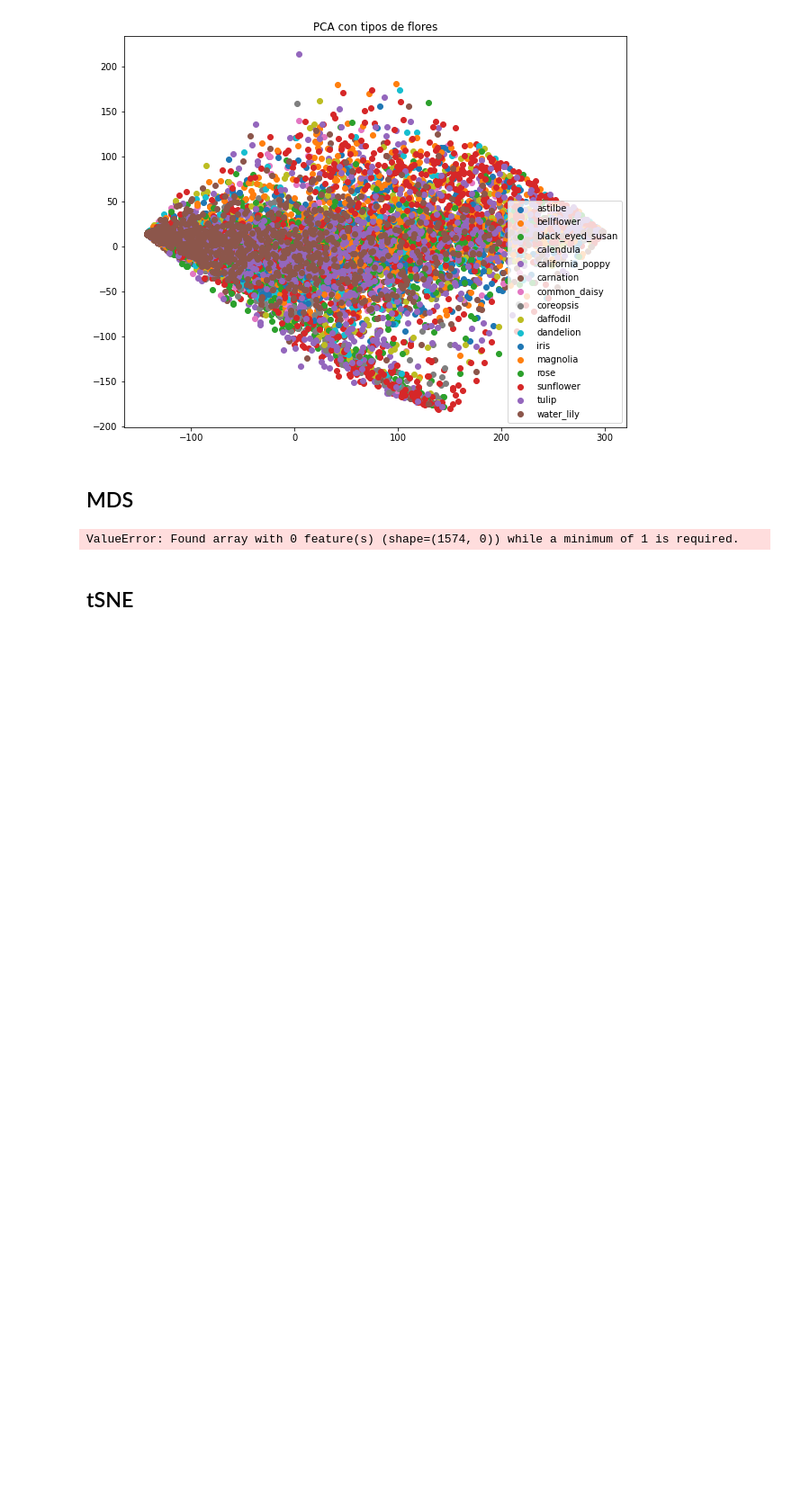
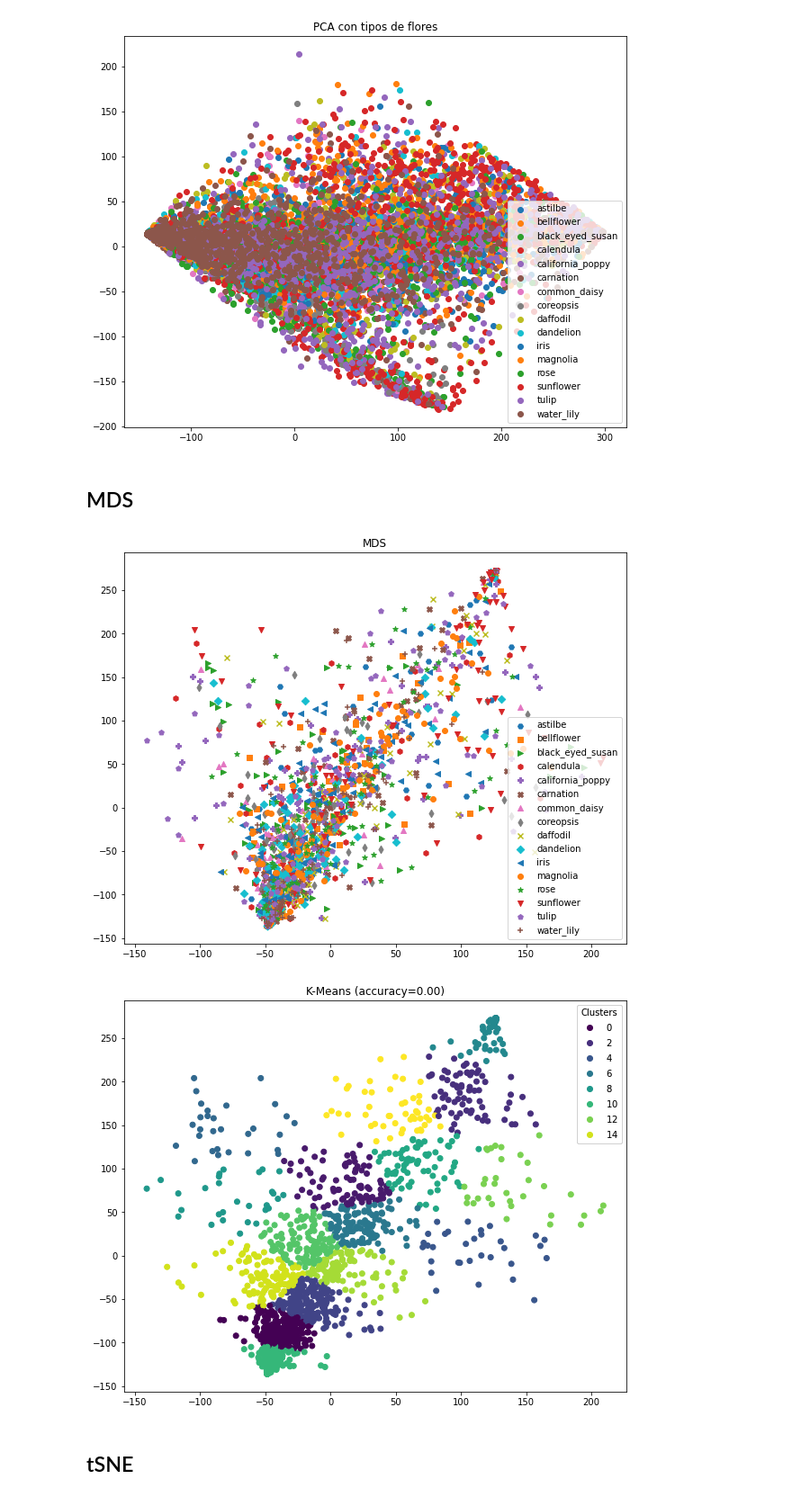
Before and after one commit to ManuelFelipeA/Comp_Algebra, a Jupyter notebook: flowers_all.ipynb, the cells around one changed output. Shown at 90% size. Cells and saved outputs as stored; diff of their text form; code cells hidden in the pictures; blank space fills up the shorter version.

```diff
--- a/flowers_all.ipynb
+++ b/flowers_all.ipynb
@@ -72,21 +86,22 @@ plt.show()
 # %%
 # Cargar los datos del archivo CSV
-df = pd.read_csv('flowers.csv')
+dfs = pd.read_csv('flowers.csv')
 
 # Convertir la columna 'features' de cadenas de caracteres a una matriz numérica
-df['features'] = df['features'].apply(lambda x: np.fromstring(x[1:-1], sep=' '))
+dfs['features'] = dfs['features'].apply(lambda x: np.fromstring(x[1:-1], sep=' '))
+
 
 # Aplicar PCA en dos dimensiones
 pca = PCA(n_components=2)
-X_pca = pca.fit_transform(df['features'].tolist())
+X_pca = pca.fit_transform(dfs['features'].tolist())
 
 # Obtener los tipos de flores
-types = df['flower_type'].unique()
+types = dfs['flower_type'].unique()
 
 # Graficar las flores con su respectivo tipo
 fig, ax = plt.subplots(figsize=(10, 8))
 for t in types:
-    mask = df['flower_type'] == t
+    mask = dfs['flower_type'] == t
     ax.scatter(X_pca[mask, 0], X_pca[mask, 1], label=t)
 ax.legend()
 ax.set_title('PCA con tipos de flores')
@@ -98,12 +113,12 @@ plt.show()
 # %%
 import random
 
-# Seleccionar una muestra aleatoria del 50% de los datos
-sample_size = int(len(df) * 0.1)
-df_sample = df.sample(sample_size, random_state=42)
+# Seleccionar una muestra aleatoria del 10% de los datos
+sample_size = int(len(dfs) * 0.1)
+df_sample = dfs.sample(sample_size, random_state=42)
 
 # Convertir la columna 'features' de cadenas de caracteres a una matriz numérica
-df_sample['features'] = df_sample['features'].apply(lambda x: np.fromstring(x[1:-1], sep=' '))
+#df_sample['features'] = df_sample['features'].apply(lambda x: np.fromstring(x[1:-1], sep=' '))
 # %%
 # Aplicar MDS en dos dimensiones a la muestra
 mds = MDS(n_components=2)
@@ -112,29 +127,47 @@ X_mds = mds.fit_transform(df_sample['features'].tolist())
 # Aplicar k-means en dos clusters a la muestra
 kmeans = KMeans(n_clusters=16)
 y_pred = kmeans.fit_predict(X_mds)
-# %% [output]
-ValueError: Found array with 0 feature(s) (shape=(1574, 0)) while a minimum of 1 is required.
 # %%
-# Calcular la exactitud con respecto a la muestra
-y_true = df_sample['flower_type'].values
-accuracy = np.mean(y_pred == y_true)
+# Define a dictionary that maps each flower type to a specific marker shape
+marker_dict = {
+    'magnolia': 'o',
+    'bellflower': 's',
+    'dandelion': 'D',
+    'california_poppy': 'P',
+    'rose': '*',
+    'carnation': 'X',
+    'sunflower': 'v',
+    'coreopsis': 'd',
+    'common_daisy': '^',
+    'iris': '<',
+    'black_eyed_susan': '>',
+    'calendula': 'h',
+    'water_lily': '+',
+    'daffodil': 'x',
+    'astilbe': 'H',
+    'tulip': 'p'
+}
+y_true = y_true = df_sample['flower_type'].values
+# Plot each type sepdfs['flower_type'].valuesarately with the corresponding marker shape
+fig, ax = plt.subplots(figsize=(10, 8))
+for flower_type in np.unique(y_true):
+    mask = y_true == flower_type
+    ax.scatter(X_mds[:, 0][mask], X_mds[:, 1][mask], marker=marker_dict[flower_type], label=flower_type)
+ax.set_title('MDS')
+ax.legend()
+plt.show()
 
-# Graficar el MDS con las flores de la muestra
-fig, ax = plt.subplots(figsize=(10, 8))
-scatter = ax.scatter(X_mds[:, 0], X_mds[:, 1], c=y_true, cmap='viridis')
-legend = ax.legend(*scatter.legend_elements(),
-                    loc="upper right", title="Flowers")
-ax.add_artist(legend)
-ax.set_title('MDS')
-plt.show()
 
 # Graficar el clustering con las flores de la muestra
 fig, ax = plt.subplots(figsize=(10, 8))
 scatter = ax.scatter(X_mds[:, 0], X_mds[:, 1], c=y_pred, cmap='viridis')
 legend = ax.legend(*scatter.legend_elements(),
                     loc="upper right", title="Clusters")
 ax.add_artist(legend)
 ax.set_title(f'K-Means (accuracy={accuracy:.2f})')
 plt.show()
+# %% [output]
+[figure, added]
+[figure, added]
 # %% [markdown]
 ## tSNE
```
Also changed, not shown: parts of 4 cells of this notebook.
